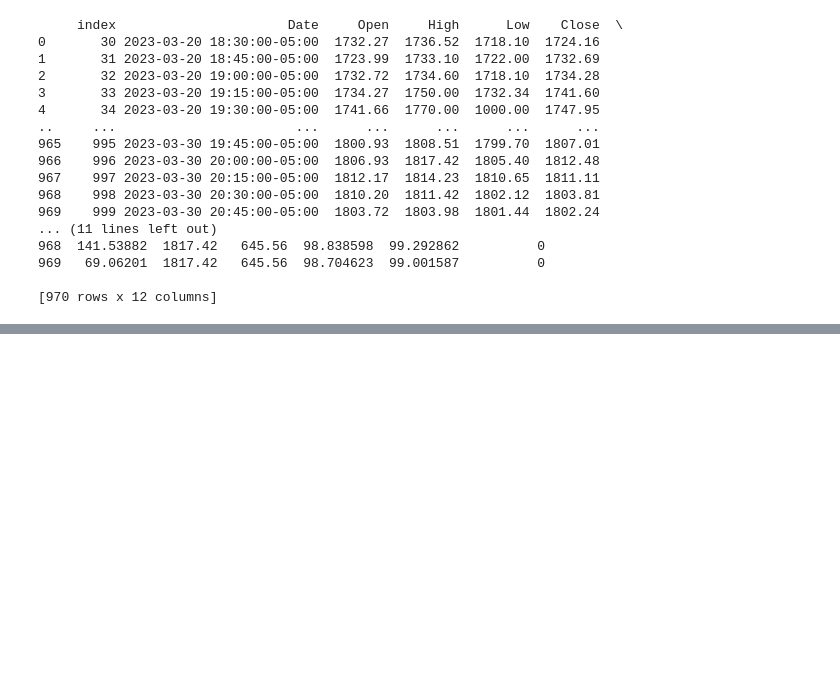
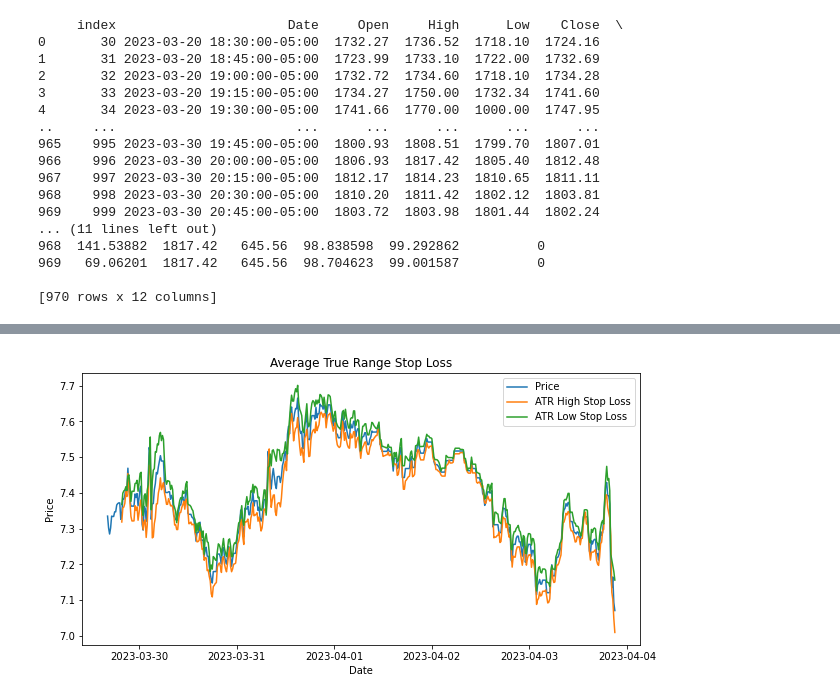
Before and after one commit to kubadlugosz/Geminit-Trading-Bot, a Jupyter notebook: Backtest.ipynb, the cells around one changed output, grey strips where cells are left out. Cells and saved outputs as stored; diff of their text form; code cells hidden in the pictures; blank space fills up the shorter version.

Commit message:
added more functions in notebook

```diff
--- a/Backtest.ipynb
+++ b/Backtest.ipynb
@@ -914,0 +923,49 @@ fibonacci_retracement(df, 5,5)
+# %%
+import pandas as pd
+import numpy as np
+import matplotlib.pyplot as plt
+
+# Define function to calculate ATR
+def calculate_atr_stoploss(df, length=14):
+    df['TR'] = np.max([df['High'] - df['Low'], abs(df['High'] - df['Close'].shift()), abs(df['Low'] - df['Close'].shift())], axis=0)
+    df['ATR'] = df['TR'].rolling(window=length).mean()
+    # Set inputs for stop loss calculation
+    multiplier = 1.5
+    src1 = 'High'
+    src2 = 'Low'
+
+    # Calculate stop loss levels
+    df['ATR_High'] = df[src1] - multiplier * df['ATR']
+    df['ATR_Low'] = df[src2] + multiplier * df['ATR']
+    return df
+
+# Load sample data
+#df = pd.read_csv('https://raw.githubusercontent.com/plotly/datasets/master/finance-charts-apple.csv')
+#print(df)
+# Calculate ATR with default parameters
+df = calculate_atr(df)
+
+# Set inputs for stop loss calculation
+multiplier = 1.5
+src1 = 'High'
+src2 = 'Low'
+
+# Calculate stop loss levels
+df['ATR_High'] = df[src1] - multiplier * df['ATR']
+df['ATR_Low'] = df[src2] + multiplier * df['ATR']
+
+# Plot stop loss levels
+fig, ax = plt.subplots(figsize=(10, 5))
+ax.plot(df['Date'], df['Close'], label='Price')
+ax.plot(df['Date'], df['ATR_High'], label='ATR High Stop Loss')
+ax.plot(df['Date'], df['ATR_Low'], label='ATR Low Stop Loss')
+ax.legend()
+ax.set_title('Average True Range Stop Loss')
+ax.set_xlabel('Date')
+ax.set_ylabel('Price')
+plt.show()
+
+# Print ATR and stop loss levels for last date
+last_date = df
+# %% [output]
+[figure, added]
```
Also changed, not shown: parts of 8 cells of this notebook, 1 other file.
